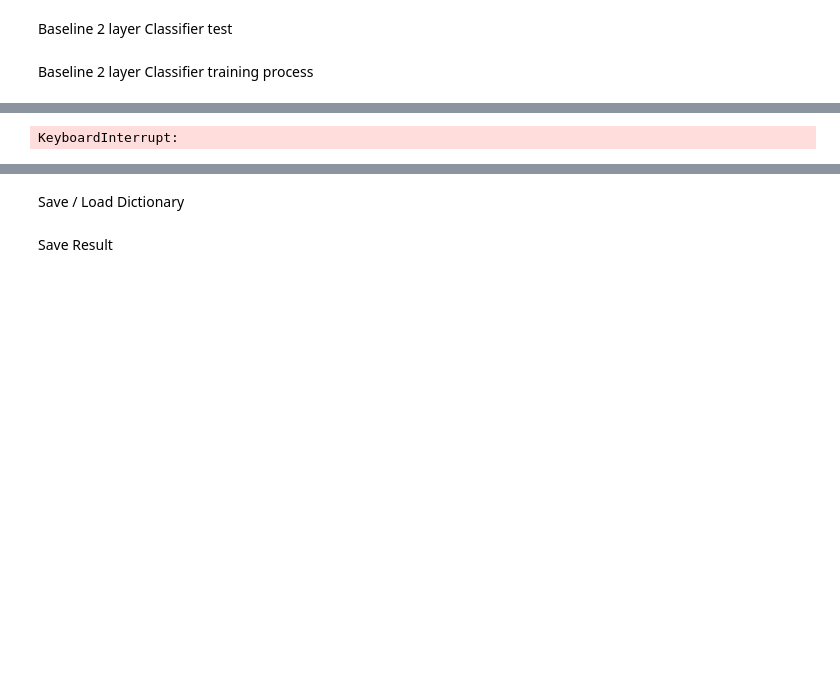
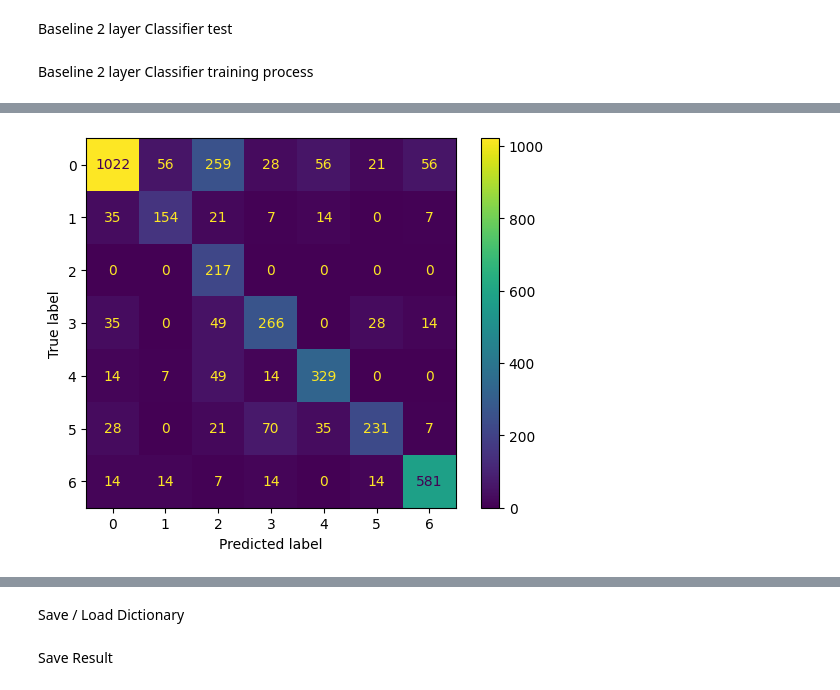
Before and after one commit to armozhdehi/Meta-GCN, a Jupyter notebook: main.ipynb, the cells around one changed output, grey strips where cells are left out. Drawn from its saved outputs; the diff is of its cells as text; code cells hidden in the pictures; blank space fills up the shorter version.

```diff
--- a/main.ipynb
+++ b/main.ipynb
@@ -250,13 +283,13 @@ def test(epoch = 0):
 #     outputs = encoder(features, adj_mtx)
     embed = encoder_n(features, adj_mtx, funct = args.activation_func)
     outputs = classifier_n(embed, adj_mtx, funct = args.activation_func)
-    loss_test = F.cross_entropy(outputs[test_idx], labels[test_idx])
+    loss_test = F.cross_entropy(outputs[test_idx], labels[test_idx].reshape(-1))
     acc_test = accuracy(outputs[test_idx], labels[test_idx])
     print("Test set results:",
           "loss= {:.4f}".format(loss_test.item()),
           "accuracy= {:.4f}".format(acc_test.item()))
     print_class_acc(outputs[test_idx], labels[test_idx], pre='test')
-    return loss_test.item(), acc_test.item()
+    return loss_test.item(), acc_test.item(), outputs
 # %% [markdown]
 Baseline 2 layer Classifier training process
 # %%
@@ -268,6 +301,7 @@ loss_test = []
 test_acc = []
 loss_tests = []
 test_accs = []
+outputs = None
 
 for epoch in range(args.epochs):
         acc_train, acc_val, loss_train, loss_val = train(epoch)
@@ -276,7 +310,8 @@ for epoch in range(args.epochs):
         loss_trains.append(loss_train)
         loss_vals.append(loss_val)
         if epoch % 10 == 0:
-                loss_test, test_acc = test(epoch)
+                loss_test, test_acc, outputs = test(epoch)
                 loss_tests.append(loss_test)
                 test_accs.append(test_acc)
+confusion_matrix_vis(outputs[test_idx], labels[test_idx])
 # %% [output]
@@ -300 +335 @@ Epoch: 00086 loss_train: 0.7035 acc_train: 0.7728 loss_val: 1.1494 acc_val: 0.66
-KeyboardInterrupt:
+[figure, added]
```
Also changed, not shown: parts of 11 cells of this notebook, 2 other files.
